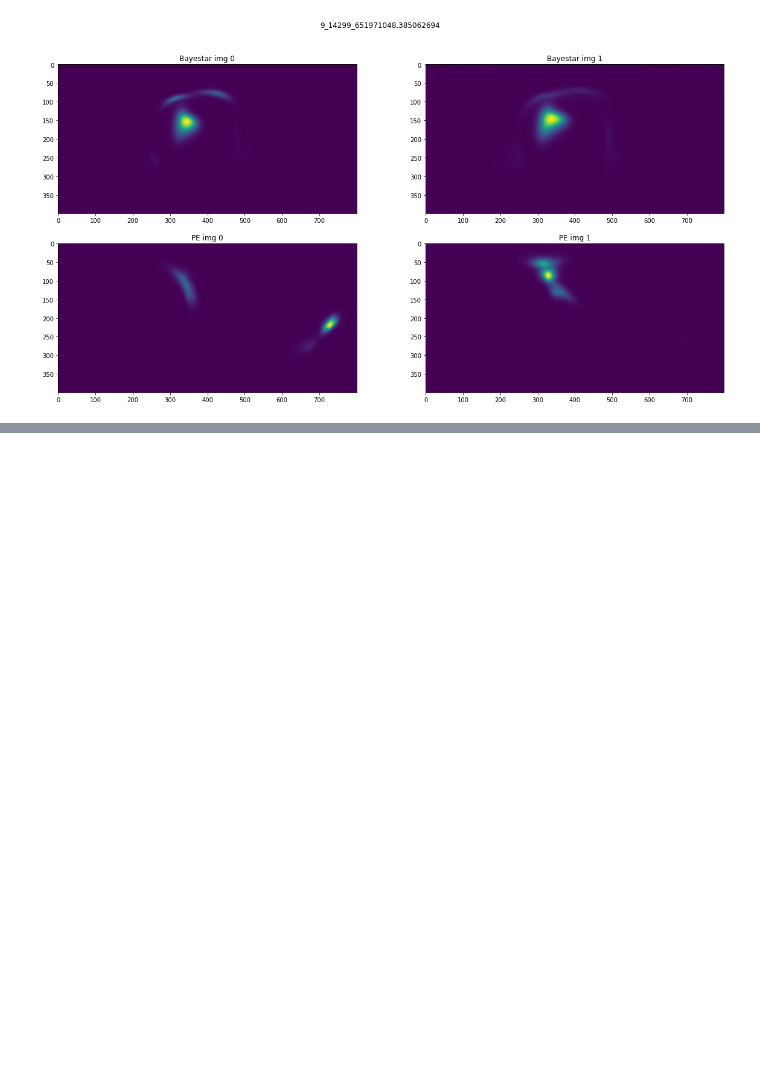
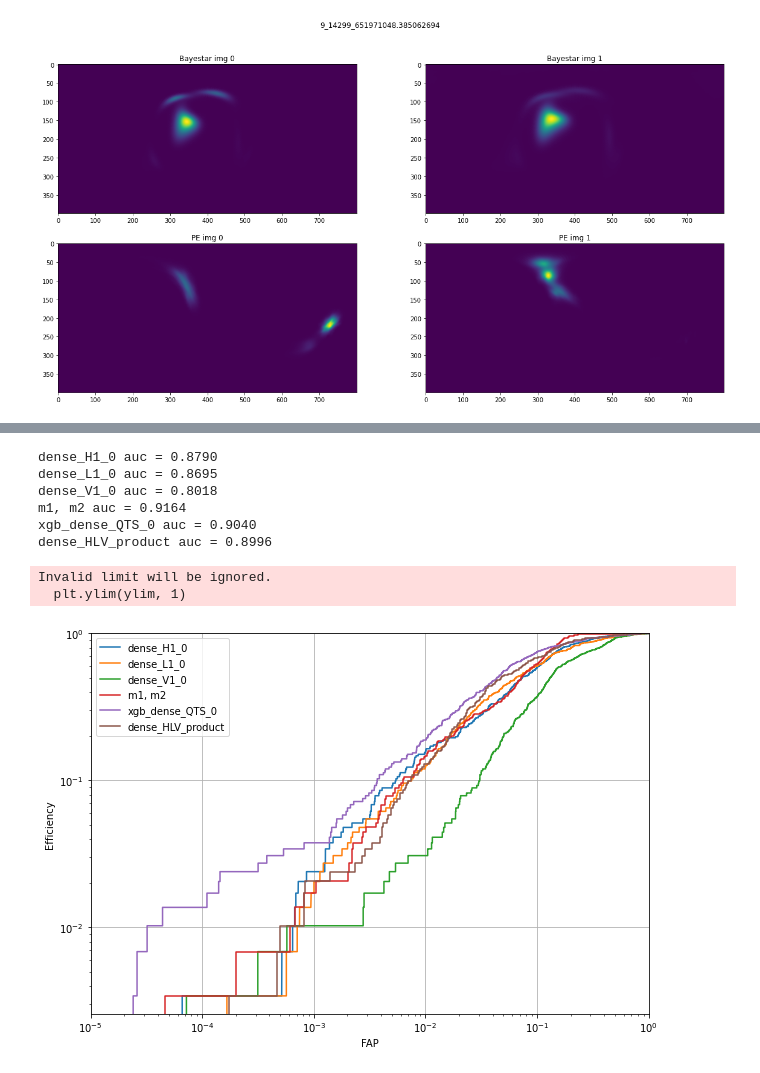
Before and after one commit to srashtig/lensid-15jul-2022, a Jupyter notebook: review/ML_blu_FPPs_inj_pars_investigate.ipynb, the cells around one changed output, grey strips where cells are left out. Drawn from its saved outputs; the diff is of its cells as text; code cells hidden in the pictures; blank space fills up the shorter version.

```diff
--- a/review/ML_blu_FPPs_inj_pars_investigate.ipynb
+++ b/review/ML_blu_FPPs_inj_pars_investigate.ipynb
@@ -792,0 +910,12 @@ plt.show()
+# %%
+fig=ml.plot_ROCs(df_test,cols=['dense_H1_0', 'dense_L1_0', 'dense_V1_0','m1, m2','xgb_dense_QTS_0','dense_HLV_product'],logy=True)
+# %% [output]
+dense_H1_0 auc = 0.8790
+dense_L1_0 auc = 0.8695
+dense_V1_0 auc = 0.8018
+m1, m2 auc = 0.9164
+xgb_dense_QTS_0 auc = 0.9040
+dense_HLV_product auc = 0.8996
+Invalid limit will be ignored.
+  plt.ylim(ylim, 1)
+[figure, added]
```
Also changed, not shown: parts of 9 cells of this notebook, 1 other file.
